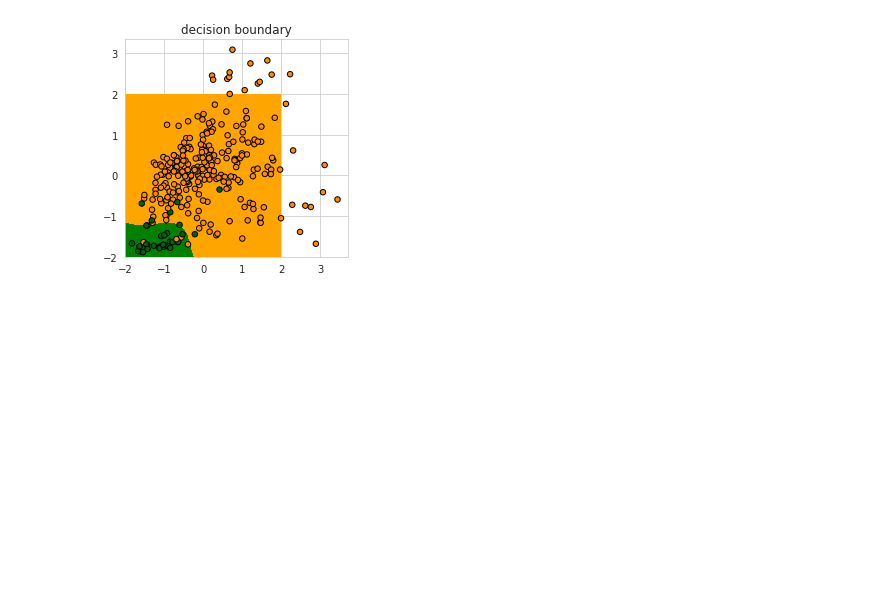
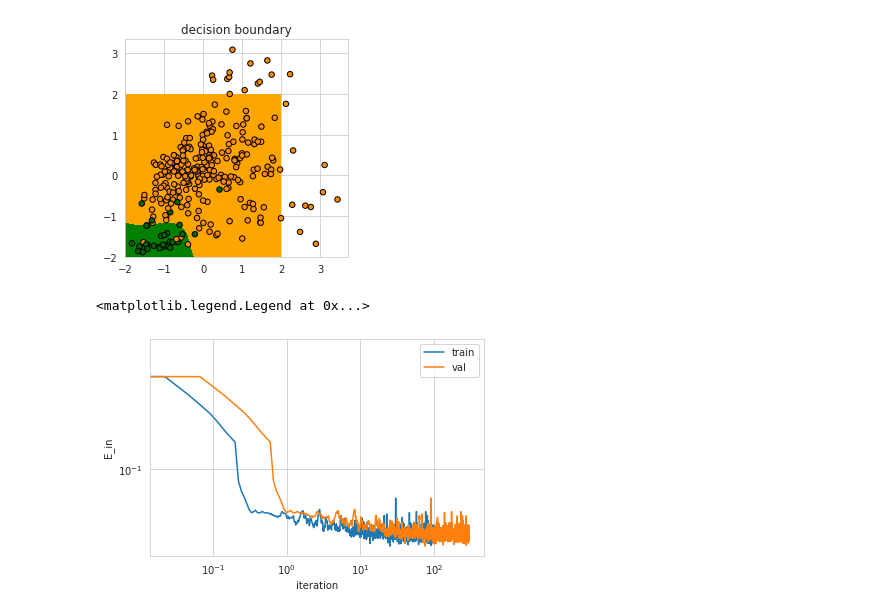
Before and after one commit to asrafulashiq/RPI_LFD_course, a Jupyter notebook: assignment12/p2_torch.ipynb, the cells around one changed output. Cells and saved outputs as stored; diff of their text form; code cells hidden in the pictures; blank space fills up the shorter version.

```diff
--- a/assignment12/p2_torch.ipynb
+++ b/assignment12/p2_torch.ipynb
@@ -450,6 +458,21 @@ plot_decision_boundary(trainer, features_train, labels_train)
 # %% [output]
 Early stopping at 1517 for val-loss 0.04440481960773468
 [figure]
+# %%
+fig, ax = plt.subplots(1, 1)
+ax.plot(
+    np.arange(len(metrics.losses)) * 100 / len(metrics.losses), metrics.losses)
+ax.plot(
+    np.arange(len(metrics.losses)) * 100 / len(metrics_val.losses), metrics.losses)
+
+ax.set_yscale('log')
+ax.set_xscale('log')
+ax.set_xlabel('iteration')
+ax.set_ylabel('E_in')
+ax.legend(['train', 'val'])
+# %% [output]
+<matplotlib.legend.Legend at 0x...>
+[figure, added]
 # %%
 # test
 dataset_test = torch.utils.data.TensorDataset(torch.from_numpy(features_test).float(),torch.from_numpy(labels_test).float())
```
Also changed, not shown: parts of 4 cells of this notebook, 2 other files.
